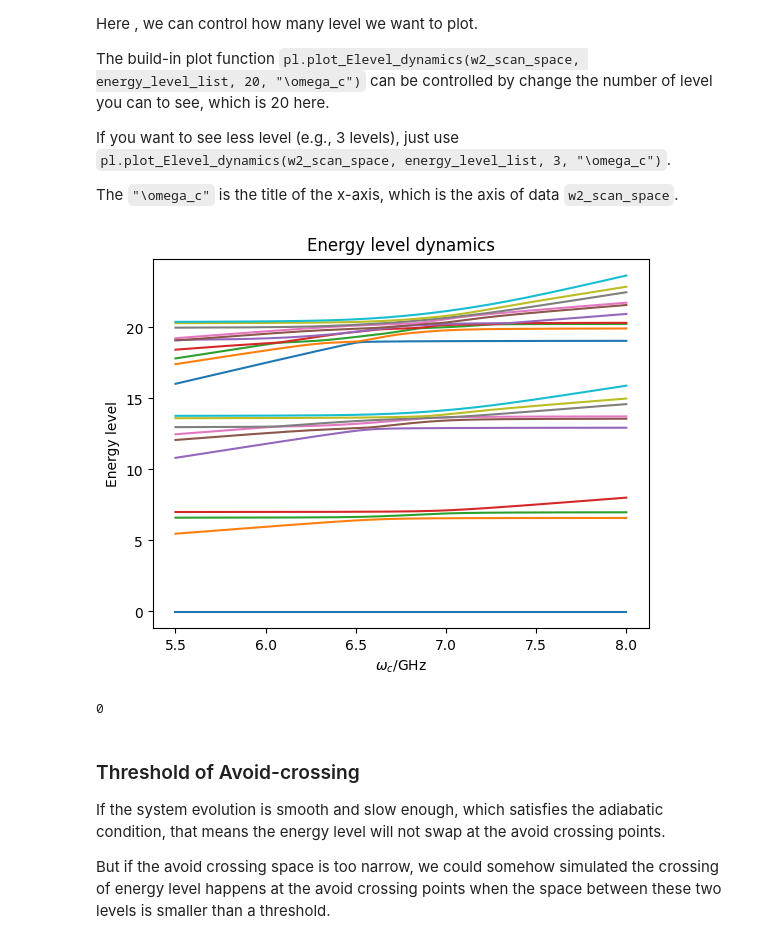
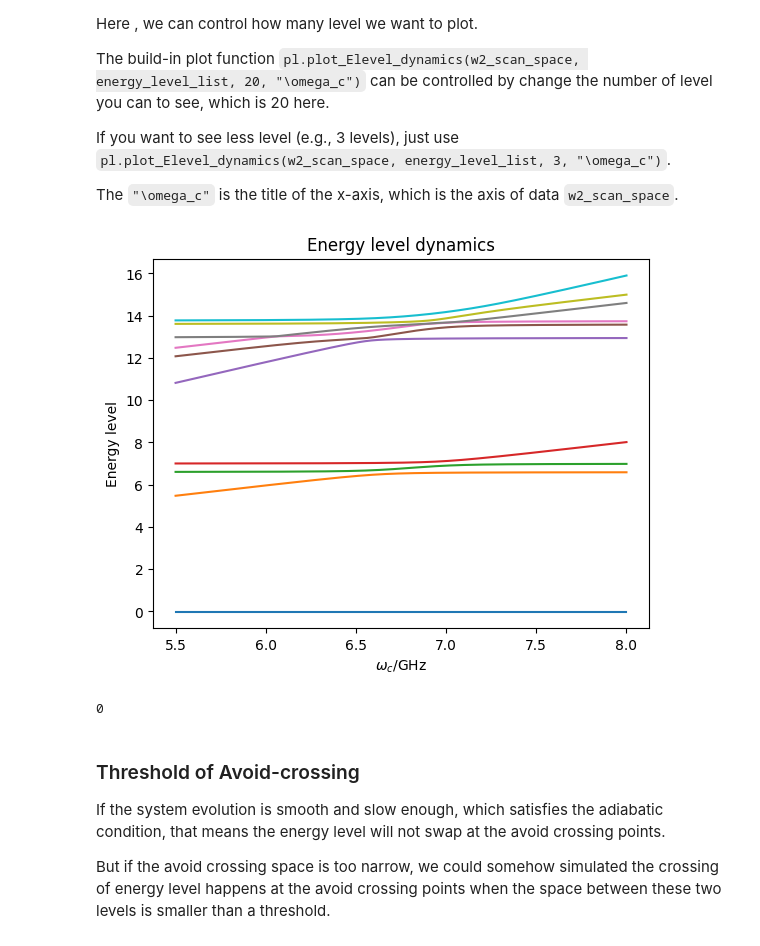
Before and after one commit to RunawayFancy/QuSim, a Jupyter notebook: Tutorial/transmon_tutorial/Energy_level.ipynb, the cells around one changed output. Cells and saved outputs as stored; diff of their text form; code cells hidden in the pictures.

```diff
--- a/Tutorial/transmon_tutorial/Energy_level.ipynb
+++ b/Tutorial/transmon_tutorial/Energy_level.ipynb
@@ -55,7 +52,7 @@ The autoreload extension is already loaded. To reload it, use:
 ### Set up system parameter
 # %%
 N = None # Maximum excitation level
-w = [7, 0, 6.6] # Qubit frequency
+w = [7, 5.6, 6.6] # Qubit frequency
 q_dim = [4 for _ in range(len(w))]
 alpha =[-0.24, -0.14, -0.24] # Anharmonicity
 r_dic = {
@@ -98,9 +95,9 @@ If you want to see less level (e.g., 3 levels), just use
 The `"\omega_c"` is the title of the x-axis, which is the axis of data `w2_scan_space`.
 # %%
 # %matplotlib qt
-pl.plot_Elevel_dynamics(w2_scan_space, energy_level_list, 20, "\omega_c")
+pl.plot_Elevel_dynamics(w2_scan_space, energy_level_list, 10, "\omega_c")
 # %% [output]
-[figure, old version]
+[figure, new version]
 0
 # %% [markdown]
 ### Threshold of Avoid-crossing
```
Also changed, not shown: parts of 3 cells of this notebook, 15 other files.
